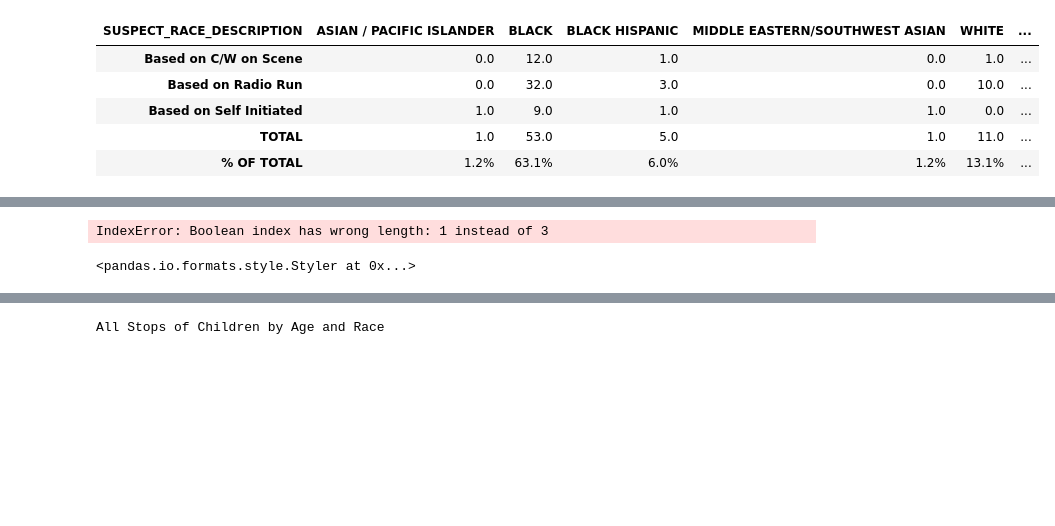
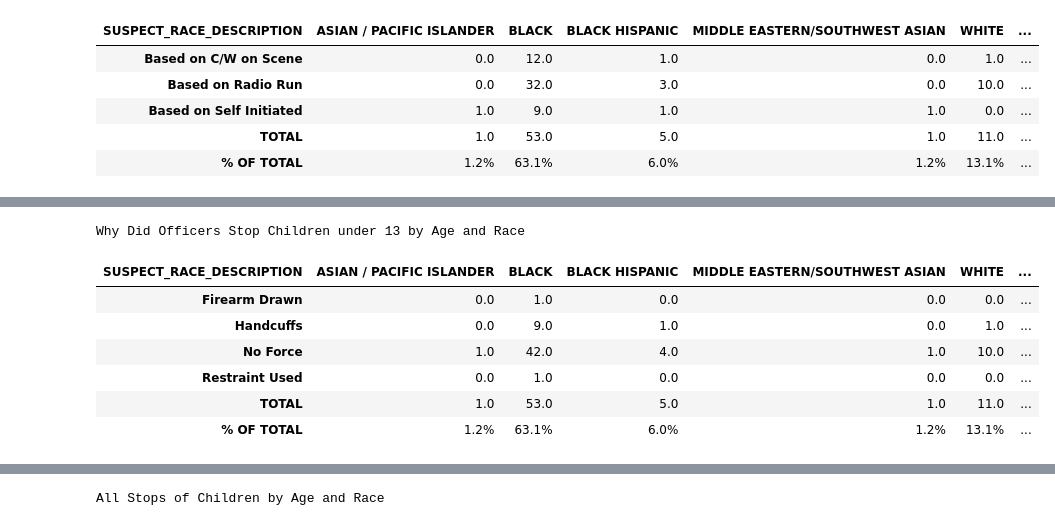
Before and after one commit to gbangban/ml-supervised-kim, a Jupyter notebook: notebook.ipynb, the cells around one changed output, grey strips where cells are left out. Cells and saved outputs as stored; diff of their text form; code cells hidden in the pictures; blank space fills up the shorter version.

```diff
--- a/notebook.ipynb
+++ b/notebook.ipynb
@@ -492,16 +501,22 @@ Why Did Officers Stop Children under 13 by Age and Race
 # %%
 # print("Unique values in OFFICER_USED_FORCE:", under_13_df['OFFICER_USED_FORCE'].unique())
 # print("Unique values in SUSPECT_RACE_DESCRIPTION:", under_13_df['SUSPECT_RACE_DESCRIPTION'].unique())
 
 
 under_13_demo_table = (
-    under_13_df.groupby(['OFFICER_USED_FORCE', 'SUSPECT_RACE_DESCRIPTION'])
+    under_13_df.groupby(['FORCE_TYPE', 'SUSPECT_RACE_DESCRIPTION'])
     .size()
     .unstack()
     .fillna(0)
     .astype(int)
 )
 show_demographic_table(under_13_demo_table, "Why Did Officers Stop Children under 13 by Age and Race")
 # %% [output]
-IndexError: Boolean index has wrong length: 1 instead of 3
+Why Did Officers Stop Children under 13 by Age and Race
-<pandas.io.formats.style.Styler at 0x...>
+| SUSPECT_RACE_DESCRIPTION | ASIAN / PACIFIC ISLANDER | BLACK | BLACK HISPANIC | MIDDLE EASTERN/SOUTHWEST ASIAN | WHITE | ... |
+| Firearm Drawn | 0.0 | 1.0 | 0.0 | 0.0 | 0.0 | ... |
+| Handcuffs | 0.0 | 9.0 | 1.0 | 0.0 | 1.0 | ... |
+| No Force | 1.0 | 42.0 | 4.0 | 1.0 | 10.0 | ... |
+| Restraint Used | 0.0 | 1.0 | 0.0 | 0.0 | 0.0 | ... |
+| TOTAL | 1.0 | 53.0 | 5.0 | 1.0 | 11.0 | ... |
+| % OF TOTAL | 1.2% | 63.1% | 6.0% | 1.2% | 13.1% | ... |
```
Also changed, not shown: parts of 9 cells of this notebook.
